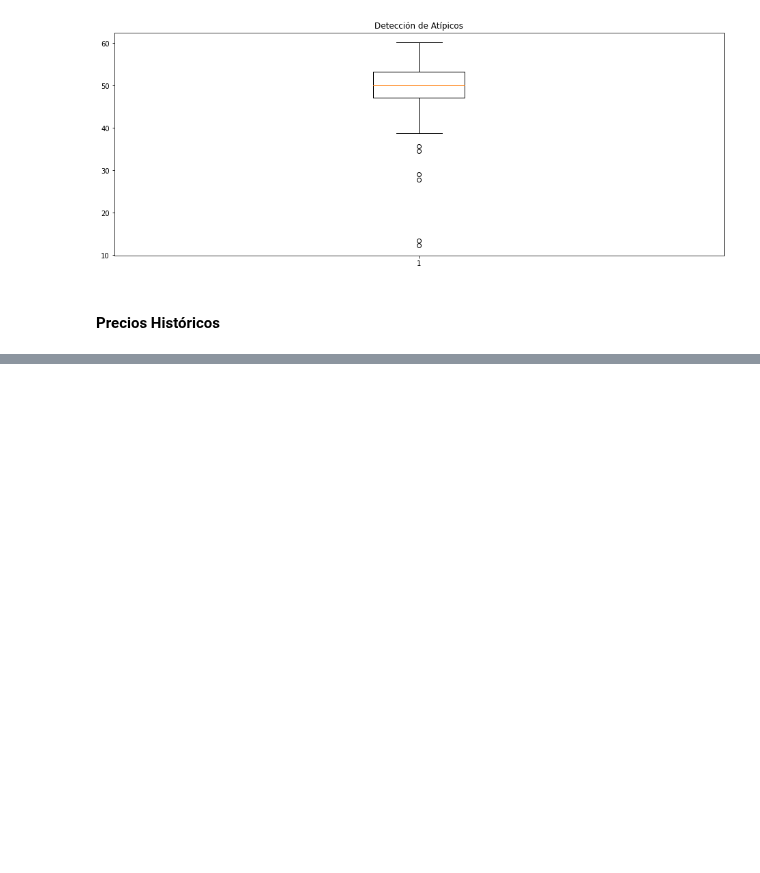
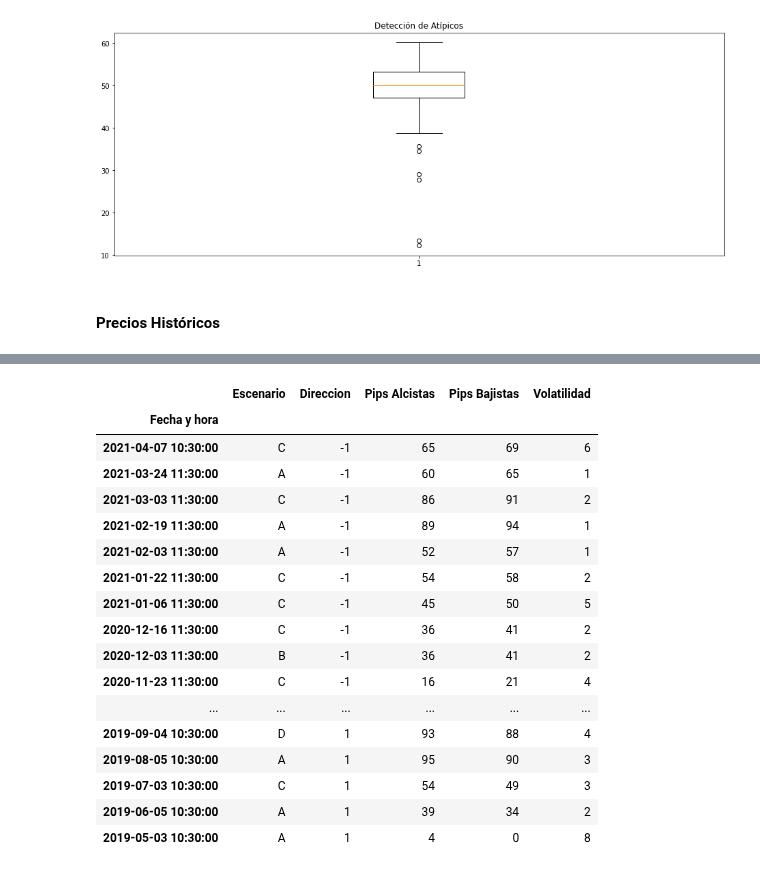
Before and after one commit to Sofiagarciaif/MyST_Proyecto_Final, a Jupyter notebook: notebook actualizado.ipynb, the cells around one changed output, grey strips where cells are left out. Cells and saved outputs as stored; diff of their text form; code cells hidden in the pictures; blank space fills up the shorter version.

```diff
--- a/notebook actualizado.ipynb
+++ b/notebook actualizado.ipynb
@@ -341,0 +378,27 @@ f_metricas(pmi)
+# %%
+def f_escenarios(data):
+    df_escenarios = data[['Escenario', 'Direccion',
+                          'Pips Alcistas', 'Pips Bajistas', 'Volatilidad']]
+    return df_escenarios
+# %%
+df_escenarios = f_escenarios(pmi)
+df_escenarios
+# %% [output]
+|  | Escenario | Direccion | Pips Alcistas | Pips Bajistas | Volatilidad |
+| Fecha y hora |  |  |  |  |  |
+| 2021-04-07 10:30:00 | C | -1 | 65 | 69 | 6 |
+| 2021-03-24 11:30:00 | A | -1 | 60 | 65 | 1 |
+| 2021-03-03 11:30:00 | C | -1 | 86 | 91 | 2 |
+| 2021-02-19 11:30:00 | A | -1 | 89 | 94 | 1 |
+| 2021-02-03 11:30:00 | A | -1 | 52 | 57 | 1 |
+| 2021-01-22 11:30:00 | C | -1 | 54 | 58 | 2 |
+| 2021-01-06 11:30:00 | C | -1 | 45 | 50 | 5 |
+| 2020-12-16 11:30:00 | C | -1 | 36 | 41 | 2 |
+| 2020-12-03 11:30:00 | B | -1 | 36 | 41 | 2 |
+| 2020-11-23 11:30:00 | C | -1 | 16 | 21 | 4 |
+| ... | ... | ... | ... | ... | ... |
+| 2019-09-04 10:30:00 | D | 1 | 93 | 88 | 4 |
+| 2019-08-05 10:30:00 | A | 1 | 95 | 90 | 3 |
+| 2019-07-03 10:30:00 | C | 1 | 54 | 49 | 3 |
+| 2019-06-05 10:30:00 | A | 1 | 39 | 34 | 2 |
+| 2019-05-03 10:30:00 | A | 1 | 4 | 0 | 8 |
```
Also changed, not shown: parts of 12 cells of this notebook, 1 other file.
